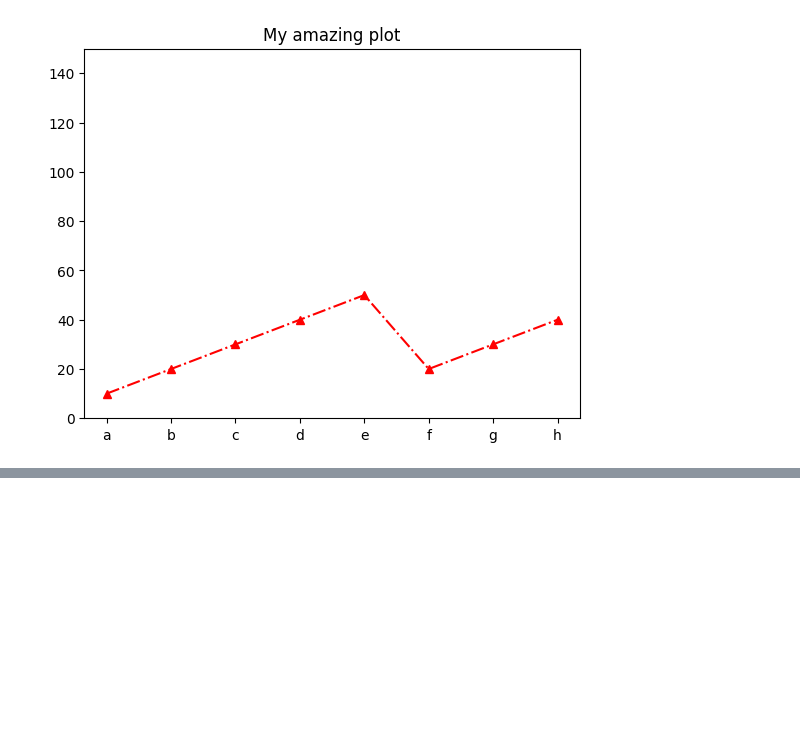
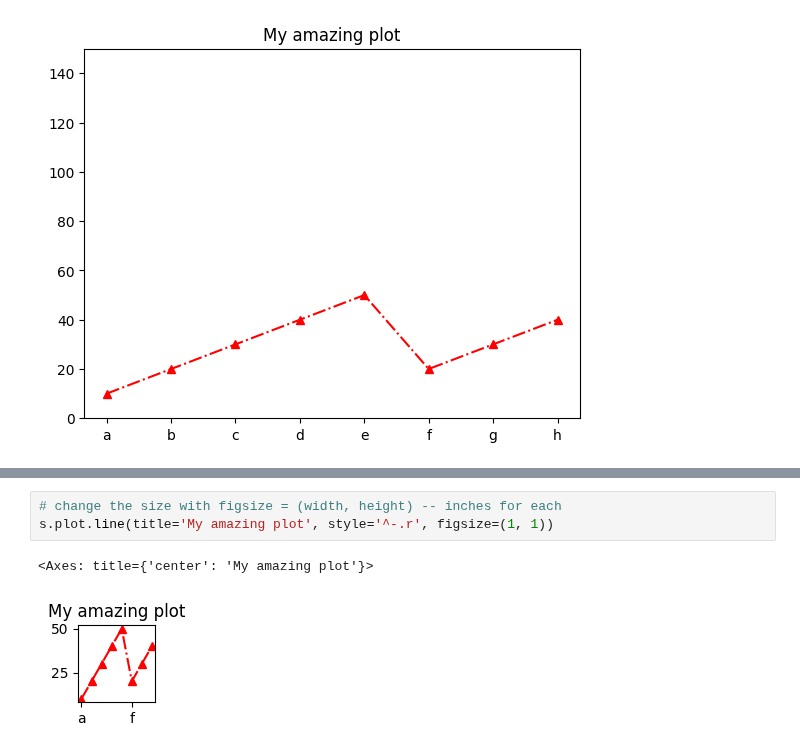
Before and after one commit to reuven/apple-2025-01Jan-plotting, a Jupyter notebook: Apple 2025-01Jan-09.ipynb, the cells around one changed output, grey strips where cells are left out. Drawn from its saved outputs; the diff is of its cells as text; blank space fills up the shorter version.

```diff
--- a/Apple 2025-01Jan-09.ipynb
+++ b/Apple 2025-01Jan-09.ipynb
@@ -119,0 +125,6 @@ s.plot.line(title='My amazing plot', style='^-.r', ylim=(0,150))
+# %%
+# change the size with figsize = (width, height) -- inches for each
+s.plot.line(title='My amazing plot', style='^-.r', figsize=(1, 1))
+# %% [output]
+<Axes: title={'center': 'My amazing plot'}>
+[figure, added]
```
Also changed, not shown: parts of 1 cell of this notebook.
